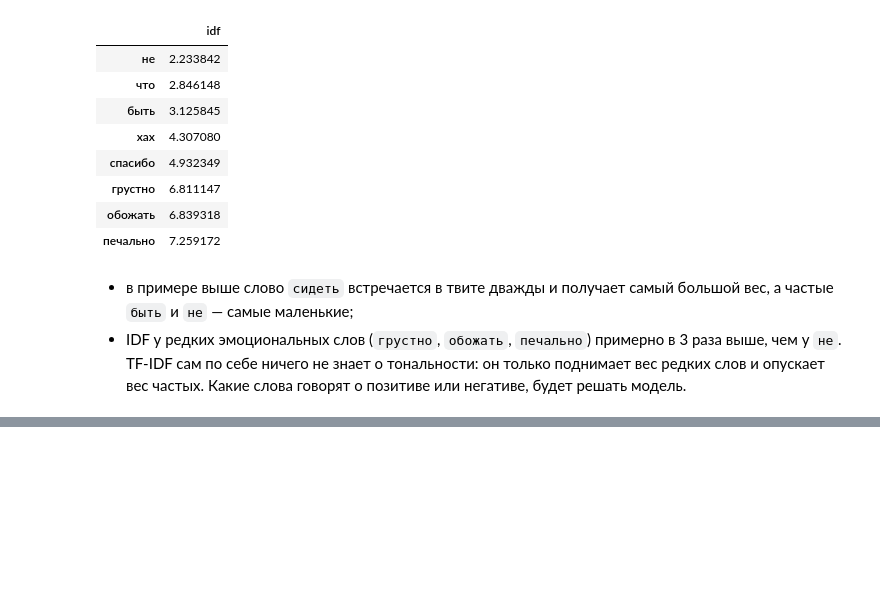
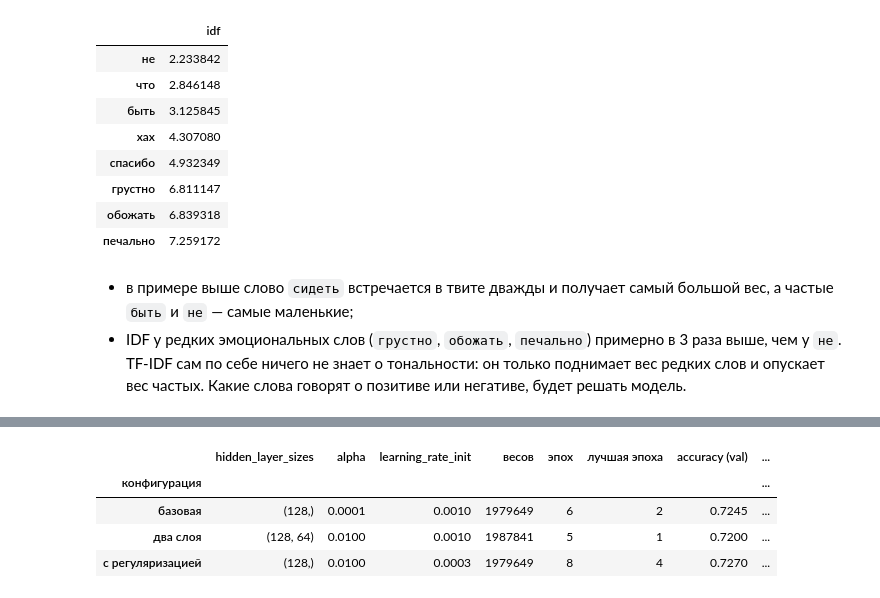
Before and after one commit to Andrey-Yurchuk/sentiment-analysis, a Jupyter notebook: notebooks/sentiment_tfidf_mlp.ipynb, the cells around one changed output, grey strips where cells are left out. Drawn from its saved outputs; the diff is of its cells as text; code cells hidden in the pictures; blank space fills up the shorter version.

```diff
--- a/notebooks/sentiment_tfidf_mlp.ipynb
+++ b/notebooks/sentiment_tfidf_mlp.ipynb
@@ -596,0 +635,42 @@ idf[['не', 'что', 'быть', 'хах', 'спасибо', 'грустно',
+# %%
+%%time
+import time
+
+from sklearn.neural_network import MLPClassifier
+
+MLP_BASE_PARAMS = {
+    'activation': 'relu',
+    'solver': 'adam',
+    'batch_size': 1024,
+    'early_stopping': True,
+    'validation_fraction': 0.1,
+    'n_iter_no_change': 3,
+    'max_iter': 30,
+    'random_state': RANDOM_STATE,
+}
+
+mlp_configs = {
+    'базовая': {'hidden_layer_sizes': (128,), 'alpha': 1e-4, 'learning_rate_init': 1e-3},
+    'два слоя': {'hidden_layer_sizes': (128, 64), 'alpha': 1e-2, 'learning_rate_init': 1e-3},
+    'с регуляризацией': {'hidden_layer_sizes': (128,), 'alpha': 1e-2, 'learning_rate_init': 3e-4},
+}
+
+mlp_models = {}
+rows = []
+for name, params in mlp_configs.items():
+    start = time.time()
+    model = MLPClassifier(**MLP_BASE_PARAMS, **params).fit(X_train, y_train)
+    mlp_models[name] = model
+    rows.append({
+        'конфигурация': name,
+        **params,
+        'весов': sum(w.size for w in model.coefs_) + sum(b.size for b in model.intercepts_),
+        'эпох': model.n_iter_,
+        'лучшая эпоха': int(np.argmax(model.validation_scores_)) + 1,
+        'accuracy (val)': round(model.best_validation_score_, 4),
+        'время, с': round(time.time() - start),
+    })
+
+mlp_results = pd.DataFrame(rows).set_index('конфигурация')
+mlp_results
+# %% [output]
@@ -596,0 +679,5 @@ idf[['не', 'что', 'быть', 'хах', 'спасибо', 'грустно',
+|  | hidden_layer_sizes | alpha | learning_rate_init | весов | эпох | лучшая эпоха | accuracy (val) | ... |
+| конфигурация |  |  |  |  |  |  |  | ... |
+| базовая | (128,) | 0.0001 | 0.0010 | 1979649 | 6 | 2 | 0.7245 | ... |
+| два слоя | (128, 64) | 0.0100 | 0.0010 | 1987841 | 5 | 1 | 0.7200 | ... |
+| с регуляризацией | (128,) | 0.0100 | 0.0003 | 1979649 | 8 | 4 | 0.7270 | ... |
```
Also changed, not shown: parts of 11 cells of this notebook.
